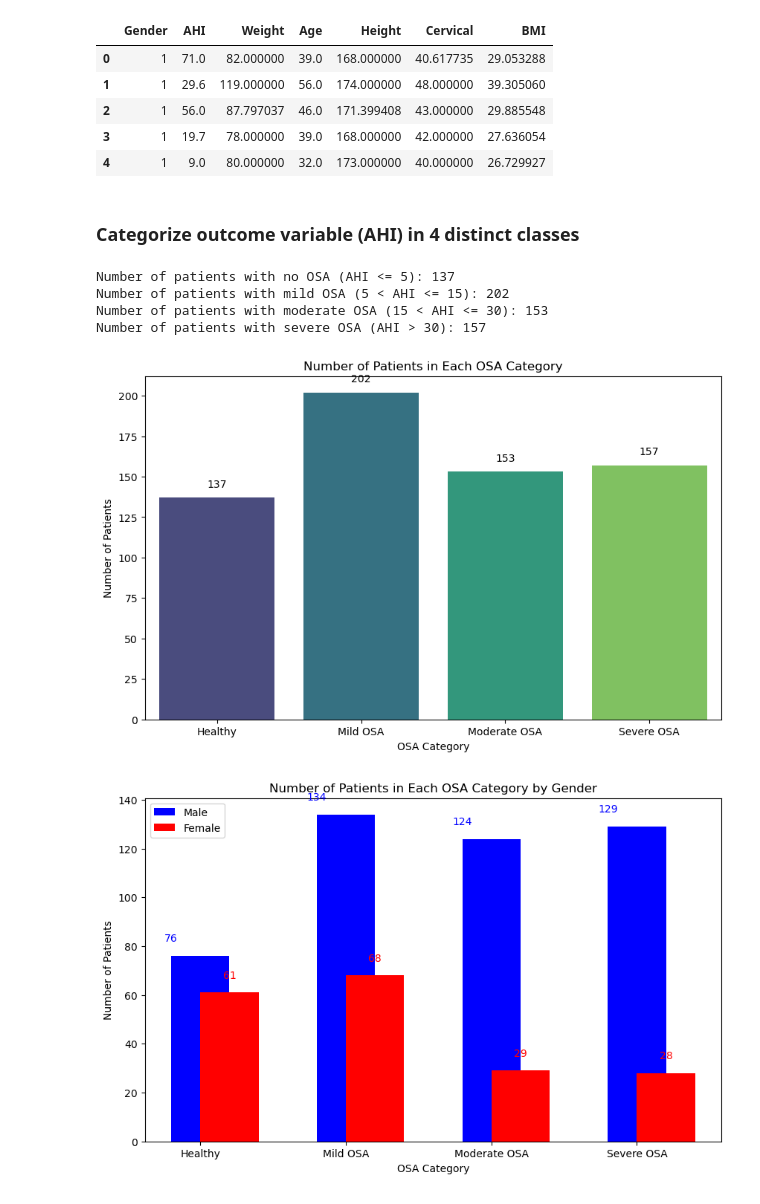
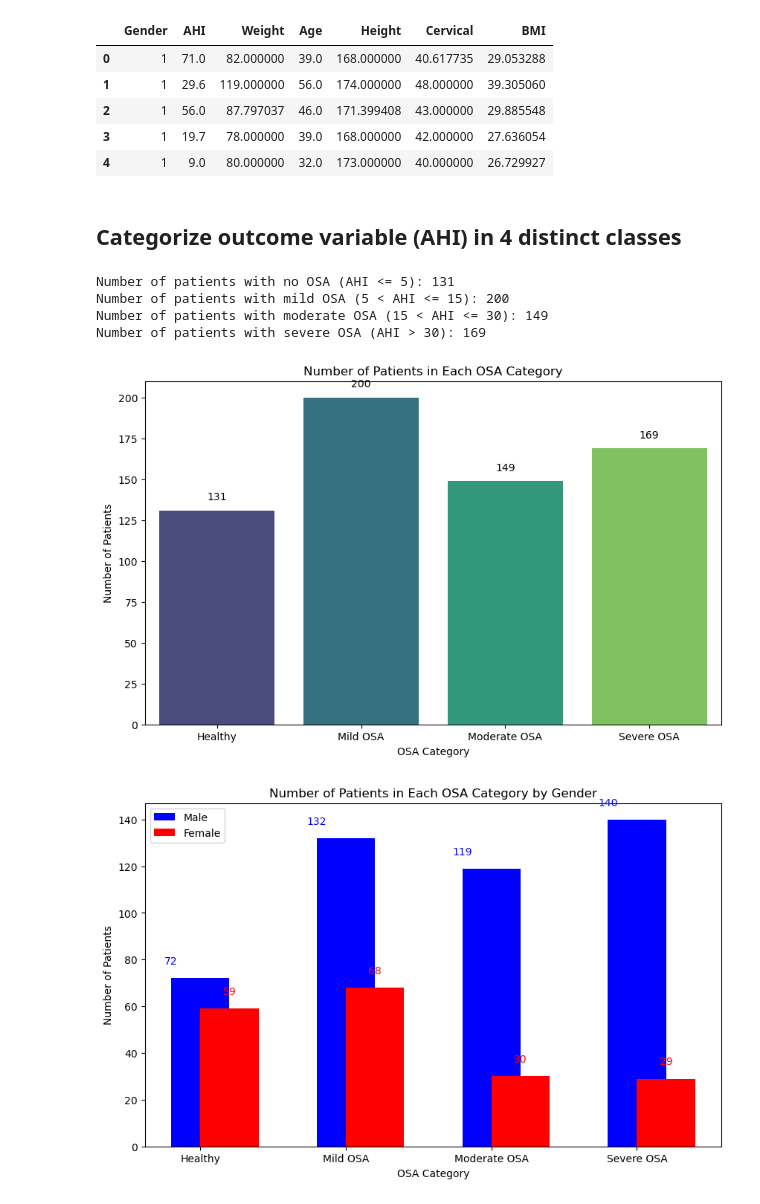
Before and after one commit to VicBracke/_Repo_ML_Project, a Jupyter notebook: OSA_CaseStudy/3_EDA_Classification.ipynb, the cells around one changed output. Drawn from its saved outputs; the diff is of its cells as text; code cells hidden in the pictures.

```diff
--- a/OSA_CaseStudy/3_EDA_Classification.ipynb
+++ b/OSA_CaseStudy/3_EDA_Classification.ipynb
@@ -12,6 +12,9 @@ df = pd.read_excel(file_path)
 # Drop the 'Patient' column
 df = df.drop(columns=['Patient'])
 
+# Convert 'Gender' to a categorical variable
+df['Gender'] = df['Gender'].astype('category')
+
 df.head()
 # %% [output]
 |  | Gender | AHI | Weight | Age | Height | Cervical | BMI |
@@ -21,46 +24,46 @@ df.head()
 | 3 | 1 | 19.7 | 78.000000 | 39.0 | 168.000000 | 42.000000 | 27.636054 |
 | 4 | 1 | 9.0 | 80.000000 | 32.0 | 173.000000 | 40.000000 | 26.729927 |
 # %% [markdown]
-### Categorize outcome variable (AHI) in 4 distinct classes
+## Categorize outcome variable (AHI) in 4 distinct classes
 # %%
 # Define the conditions for each OSA category
-severe_osa = df[df['AHI'] > 30]
-moderate_osa = df[(df['AHI'] > 15) & (df['AHI'] <= 30)]
-mild_osa = df[(df['AHI'] > 5) & (df['AHI'] <= 15)]
-no_osa = df[df['AHI'] <= 5]
+severe_osa = df[df['AHI'] >= 30]
+moderate_osa = df[(df['AHI'] >= 15) & (df['AHI'] < 30)]
+mild_osa = df[(df['AHI'] >= 5) & (df['AHI'] < 15)]
+no_osa = df[df['AHI'] < 5]
 
 # Calculate the number of patients in each category
 num_severe_osa = severe_osa.shape[0]
 num_moderate_osa = moderate_osa.shape[0]
 num_mild_osa = mild_osa.shape[0]
 num_no_osa = no_osa.shape[0]
 # Print the results
 print(f"Number of patients with no OSA (AHI <= 5): {num_no_osa}")
 print(f"Number of patients with mild OSA (5 < AHI <= 15): {num_mild_osa}")
 print(f"Number of patients with moderate OSA (15 < AHI <= 30): {num_moderate_osa}")
 print(f"Number of patients with severe OSA (AHI > 30): {num_severe_osa}")
 
 # Plot the number of patients in each OSA category
 categories = ['Healthy', 'Mild OSA', 'Moderate OSA', 'Severe OSA']
 counts = [num_no_osa, num_mild_osa, num_moderate_osa, num_severe_osa]
 
 plt.figure(figsize=(10, 6))
 sns.barplot(x=categories, y=counts, palette='viridis')
 plt.title('Number of Patients in Each OSA Category')
 plt.xlabel('OSA Category')
 plt.ylabel('Number of Patients')
 
 # Annotate the bars with the absolute values
 for i, count in enumerate(counts):
     plt.text(i, count + 5, str(count), ha='center', va='bottom')
 
 plt.show()
 # %% [output]
-Number of patients with no OSA (AHI <= 5): 137
-Number of patients with mild OSA (5 < AHI <= 15): 202
-Number of patients with moderate OSA (15 < AHI <= 30): 153
-Number of patients with severe OSA (AHI > 30): 157
+Number of patients with no OSA (AHI <= 5): 131
+Number of patients with mild OSA (5 < AHI <= 15): 200
+Number of patients with moderate OSA (15 < AHI <= 30): 149
+Number of patients with severe OSA (AHI > 30): 169
-[figure, old version]
+[figure, new version]
 # %%
 # Plot the number of patients in each OSA category by gender
 categories = ['Healthy', 'Mild OSA', 'Moderate OSA', 'Severe OSA']
@@ -85,5 +88,5 @@ for i, (count_male, count_female) in enumerate(zip(counts_male, counts_female)):
 
 plt.show()
 # %% [output]
-[figure, old version]
+[figure, new version]
 # %% [markdown]
```
Also changed, not shown: parts of 11 cells of this notebook, 6 other files.
